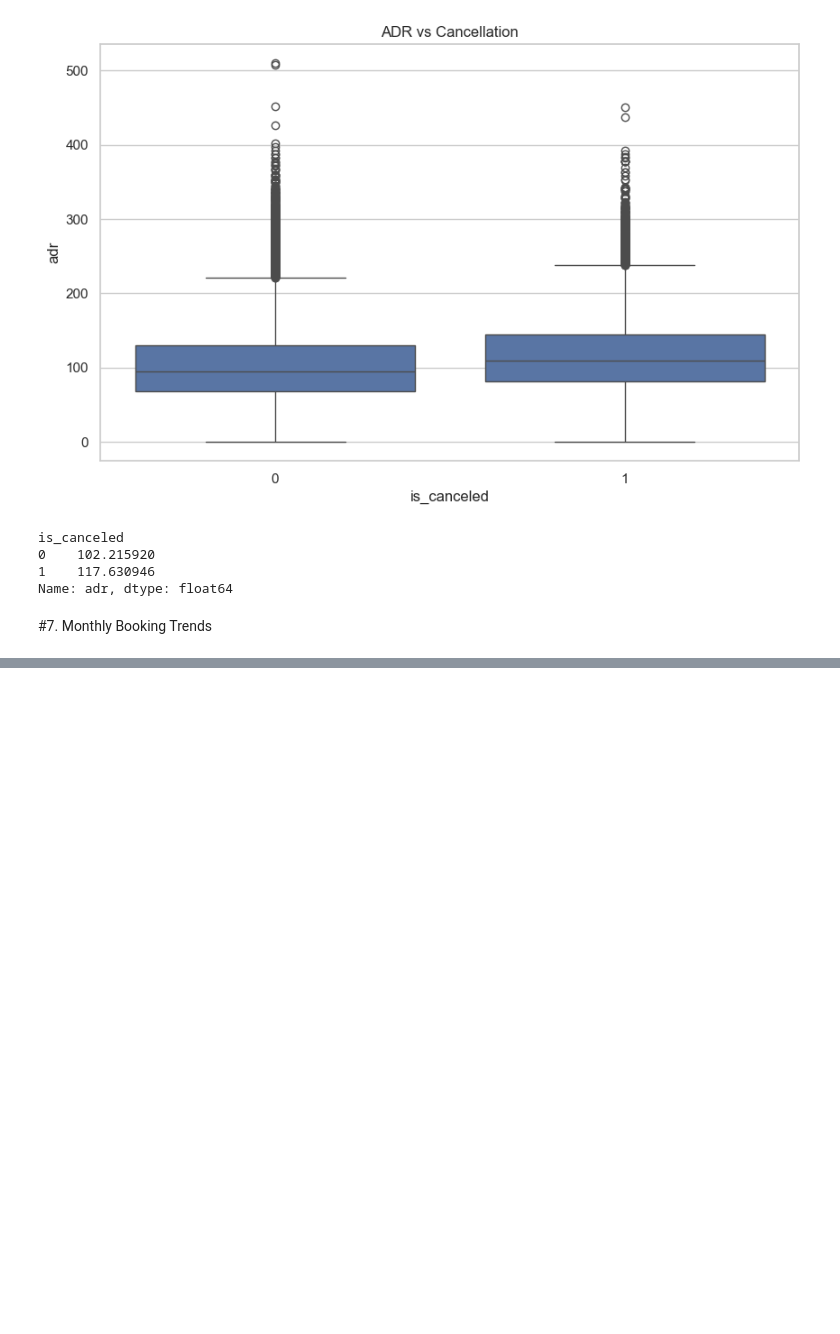
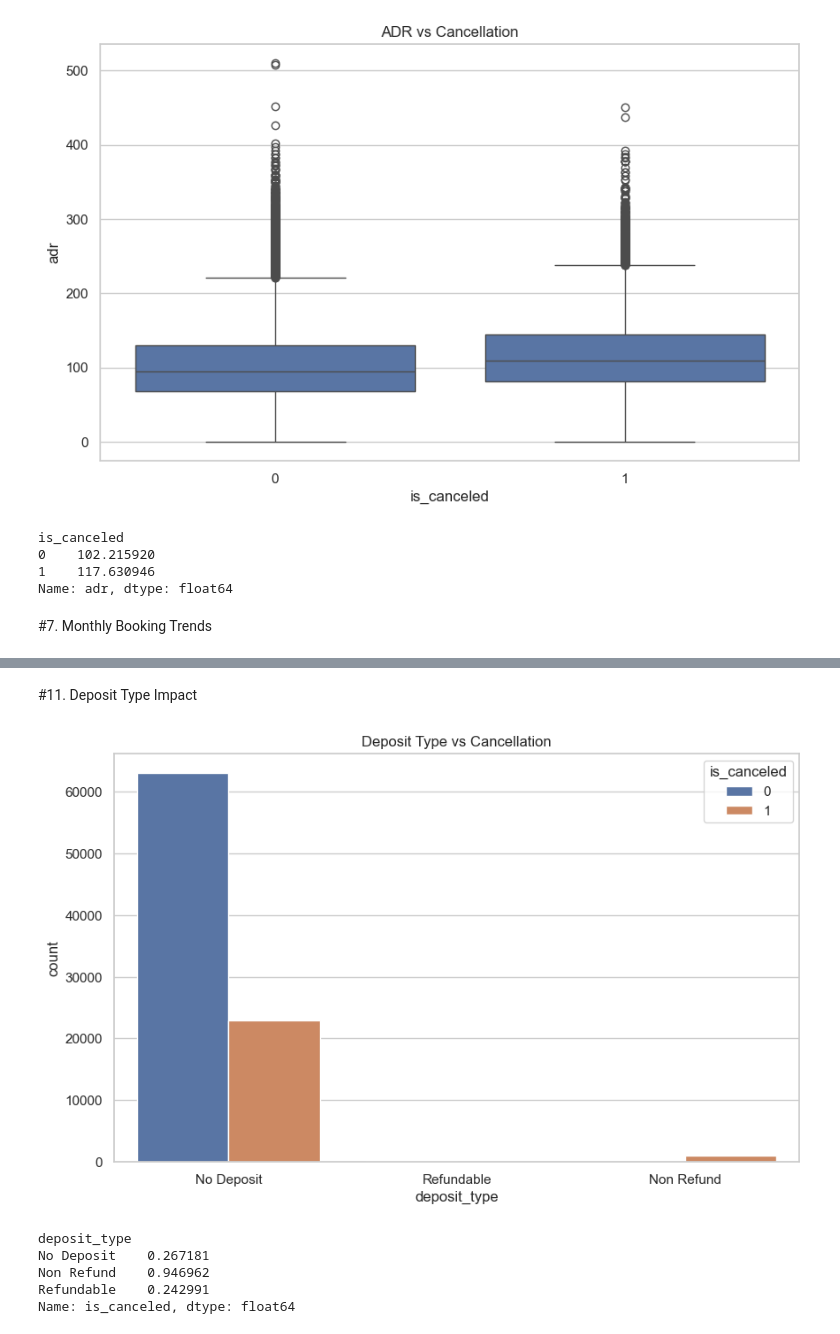
Before and after one commit to Jerolin911/Travel-Tourism-Hospitality-Customer-Retention-Analysis-Dynamic-Pricing, a Jupyter notebook: Project2_EDA.ipynb, the cells around one changed output, grey strips where cells are left out. Saved outputs shown, nothing was run; the diff lists cells and outputs as text; code cells hidden in the pictures; blank space fills up the shorter version.

```diff
--- a/Project2_EDA.ipynb
+++ b/Project2_EDA.ipynb
@@ -125,0 +166,14 @@ plt.show()
+# %% [markdown]
+#11. Deposit Type Impact
+# %%
+sns.countplot(x='deposit_type', hue='is_canceled', data=df)
+plt.title("Deposit Type vs Cancellation")
+plt.show()
+print(df.groupby('deposit_type')['is_canceled'].mean())
+# %% [output]
+[figure, added]
+deposit_type
+No Deposit    0.267181
+Non Refund    0.946962
+Refundable    0.242991
+Name: is_canceled, dtype: float64
```
Also changed, not shown: parts of 9 cells of this notebook.
